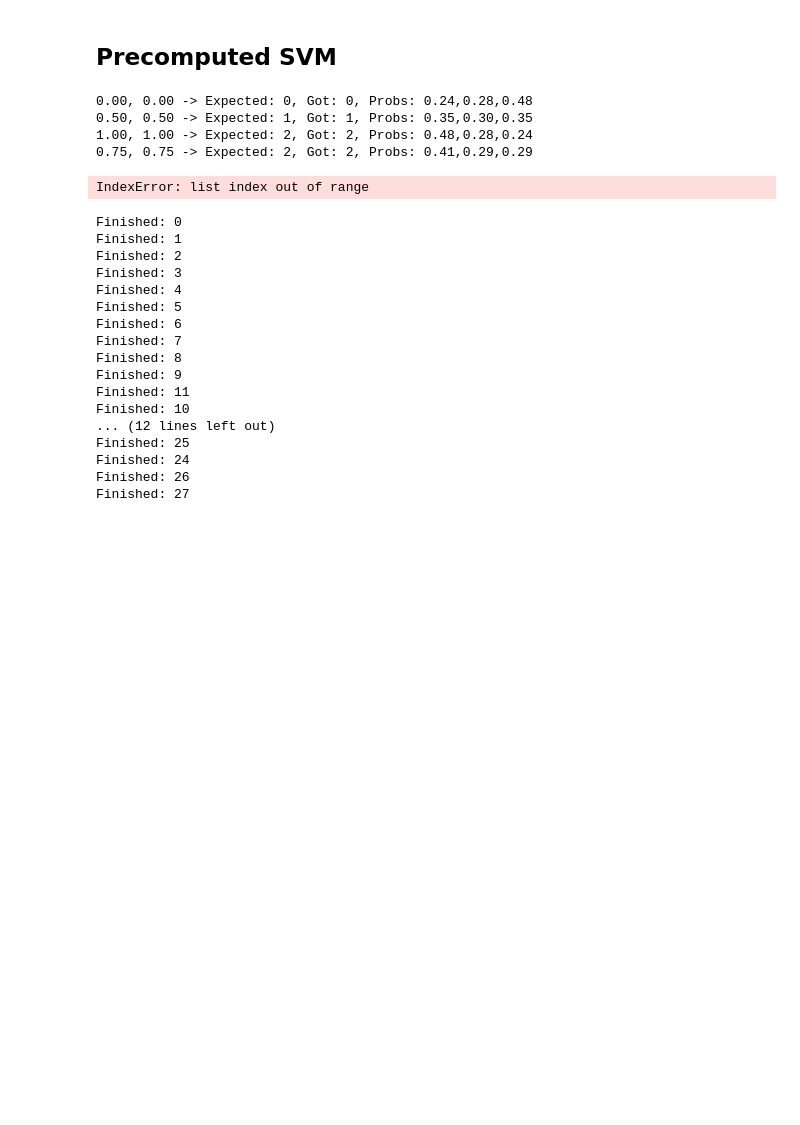
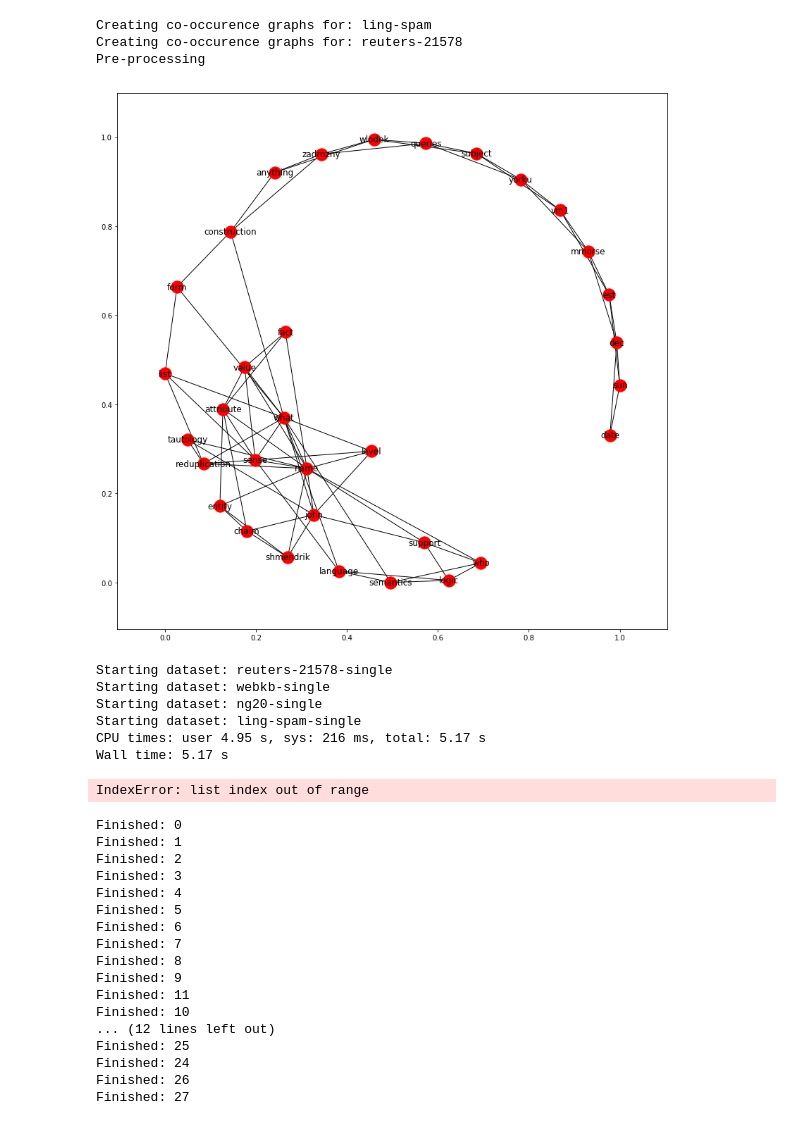
Before and after one commit to davidgengenbach/bachelor-thesis, a Jupyter notebook: code/dump.ipynb, the cells around one changed output. Cells and saved outputs as stored; diff of their text form; code cells hidden in the pictures; blank space fills up the shorter version.

Commit message:
Added functionality to retrieve gml datasets easily

```diff
--- a/code/dump.ipynb
+++ b/code/dump.ipynb
@@ -1,32 +1,42 @@
-# %% [markdown]
-## Precomputed SVM
 # %%
 %load_ext autoreload
 %autoreload 2
-# %%
-import numpy as np
-from sklearn import svm
-import matplotlib.pyplot as plt
-X = np.array([[0, 0], [0.5, 0.5], [1, 1], [0.75, 0.75]])
-y = [0, 1, 2, 2]
-clf = svm.SVC(kernel='precomputed', probability=True)
-gram = np.dot(X[:3], X[:3].T)
-clf.fit(gram, y[:3])
-
-for x, y in zip(X, y):
-    preds = clf.predict_proba(np.dot(x, X[:3].T).reshape(1, -1))[0]
-    pred_class = clf.classes_[np.argmin(preds)]
-    print('{} -> Expected: {}, Got: {}, Probs: {}'.format(
-        ", ".join('{:.2f}'.format(x) for x in x),
-        y,
-        pred_class,
-        ",".join("{:.2f}".format(x) for x in preds))
-    )
-# %% [output]
-0.00, 0.00 -> Expected: 0, Got: 0, Probs: 0.24,0.28,0.48
-0.50, 0.50 -> Expected: 1, Got: 1, Probs: 0.35,0.30,0.35
-1.00, 1.00 -> Expected: 2, Got: 2, Probs: 0.48,0.28,0.24
-0.75, 0.75 -> Expected: 2, Got: 2, Probs: 0.41,0.29,0.29
+# %%
+%%time
+import dataset_helper
+import preprocessing
+import graph_helper
+import cooccurrence
+from joblib import Parallel, delayed
+import networkx as nx
+
+for dataset in dataset_helper.get_all_available_dataset_names():
+    print("Creating co-occurence graphs for: {}".format(dataset))
+    cache_file = dataset_helper.CACHE_PATH + '/dataset_graph_cooccurrence_{}.npy'.format(dataset)
+    X, Y = dataset_helper.get_dataset(dataset, preprocessed = False, use_cached=True, transform_fn=graph_helper.convert_dataset_to_co_occurence_graph_dataset, cache_file=cache_file)
+# %% [output]
+Creating co-occurence graphs for: ling-spam
+Creating co-occurence graphs for: reuters-21578
+Pre-processing
+# %%
+import matplotlib.pyplot as plt
+plt.figure(figsize = (14, 14))
+nx.draw_networkx(X[0])
+plt.show()
+# %% [output]
+[figure, added]
+# %%
+%%time
+for dataset in ['reuters-21578-single', 'webkb-single', 'ng20-single', 'ling-spam-single']:
+    print('Starting dataset: {}'.format(dataset))
+    X, Y = dataset_helper.get_gml_graph_dataset(dataset)
+# %% [output]
+Starting dataset: reuters-21578-single
+Starting dataset: webkb-single
+Starting dataset: ng20-single
+Starting dataset: ling-spam-single
+CPU times: user 4.95 s, sys: 216 ms, total: 5.17 s
+Wall time: 5.17 s
 # %%
 import functools
 import wl
```
Also changed, not shown: 3 other files.
